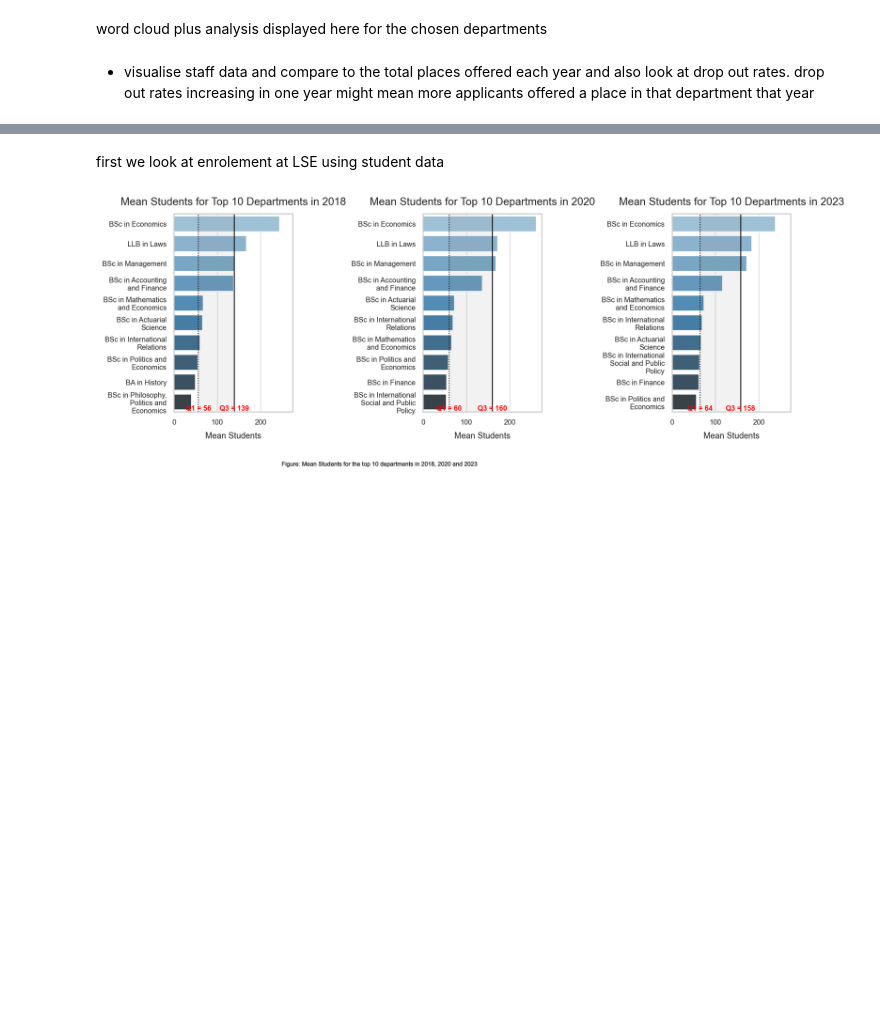
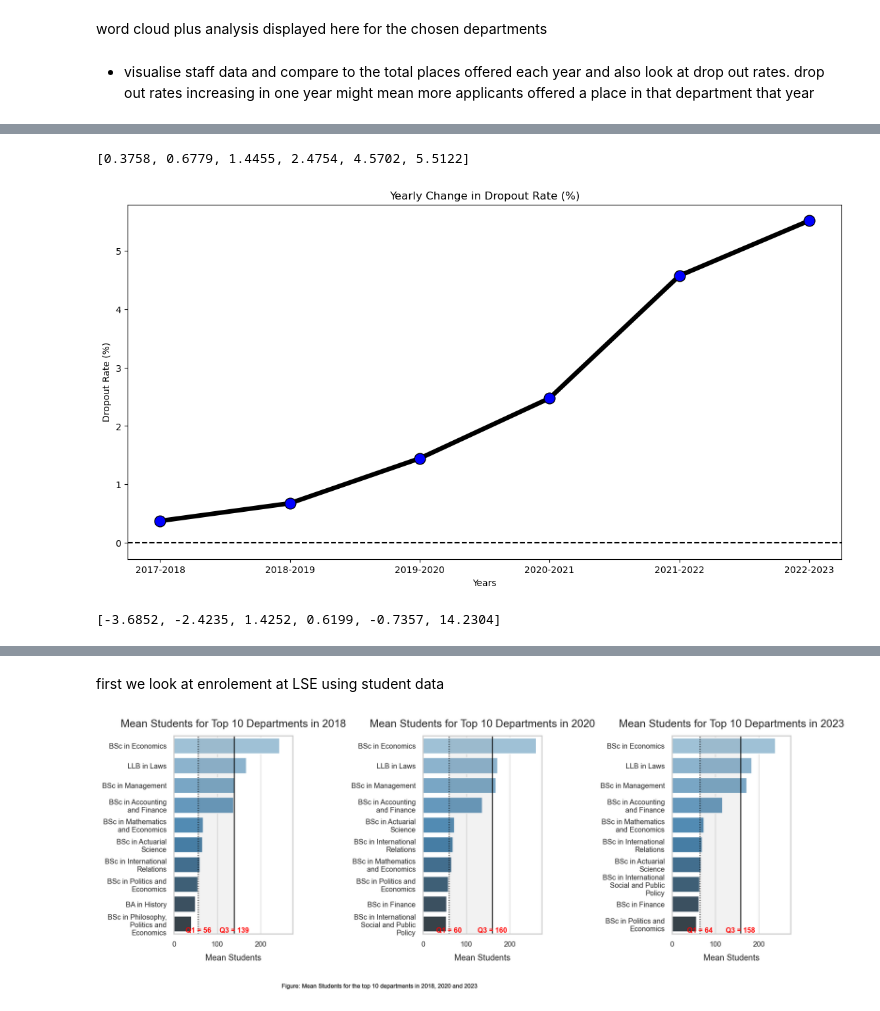
Before and after one commit to st115-smurf-account/st115-group-project, a Jupyter notebook: PDF.ipynb, the cells around one changed output, grey strips where cells are left out. Saved outputs shown, nothing was run; the diff lists cells and outputs as text; code cells hidden in the pictures; blank space fills up the shorter version.

Commit message:
Dropout q

```diff
--- a/PDF.ipynb
+++ b/PDF.ipynb
@@ -378,0 +418,78 @@ word cloud plus analysis displayed here for the chosen departments
+# %%
+import sqlite3
+import pandas as pd
+
+years = [2017, 2018, 2019, 2020, 2021, 2022, 2023]
+total_dropouts = []
+
+connection = sqlite3.connect("student_table.db")
+combined_student_data_df.to_sql("student_table", connection, if_exists="replace", index=False)
+cursor = connection.cursor()
+
+for x in range(0,len(years)):
+    if x != len(years) - 1:
+
+        cursor.execute('SELECT SUM ("1st Year") FROM student_table WHERE Year = ?', (years[x],))
+        result1 = cursor.fetchall()[0][0]
+
+        cursor.execute('SELECT SUM ("2nd Year") FROM student_table WHERE Year = ?', (years[x+1],))
+        result2 = cursor.fetchall()[0][0]
+
+        cursor.execute('SELECT SUM ("2nd Year") FROM student_table WHERE Year = ?', (years[x],))
+        result3 = cursor.fetchall()[0][0]
+
+        cursor.execute('SELECT SUM ("Final Year") FROM student_table WHERE Year = ?', (years[x+1],))
+        result4 = cursor.fetchall()[0][0]
+
+        value = ((result1-result2)+(result3-result4))/(result1+result3)*100
+        total_dropouts.append(round(value,4))
+
+
+cursor.close()
+connection.close()
+
+print(total_dropouts)
+# %% [output]
+[0.3758, 0.6779, 1.4455, 2.4754, 4.5702, 5.5122]
+# %%
+import matplotlib.pyplot as plt
+
+between_years = ["2017-2018","2018-2019","2019-2020","2020-2021","2021-2022","2022-2023"]
+plt.figure(figsize=(14, 7))
+plt.axhline(0, color="black", linestyle="--")
+
+plt.plot(between_years, total_dropouts, marker="o", markerfacecolor = "blue", markersize=12, linestyle="-", linewidth = 5, color="black", label="Dropout Rate Change (%)")
+
+plt.title("Yearly Change in Dropout Rate (%)")
+plt.xlabel("Years")
+plt.ylabel("Dropout Rate (%)")
+
+plt.show()
+# %% [output]
+[figure, added]
+# %%
+years = [2017, 2018, 2019, 2020, 2021, 2022, 2023]
+dropouts_1st_to_2nd = []
+
+connection = sqlite3.connect("student_table.db")
+combined_student_data_df.to_sql("student_table", connection, if_exists="replace", index=False)
+cursor = connection.cursor()
+
+for x in range(0,len(years)):
+    if x != len(years) - 1:
+
+        cursor.execute('SELECT SUM ("1st Year") FROM student_table WHERE Year = ?', (years[x],))
+        result1 = cursor.fetchall()[0][0]
+
+        cursor.execute('SELECT SUM ("2nd Year") FROM student_table WHERE Year = ?', (years[x+1],))
+        result2 = cursor.fetchall()[0][0]
+
+        value = ((result1-result2)/(result1)) * 100
+        dropouts_1st_to_2nd.append(round(value,4))
+
+cursor.close()
+connection.close()
+
+print(dropouts_1st_to_2nd)
+# %% [output]
+[-3.6852, -2.4235, 1.4252, 0.6199, -0.7357, 14.2304]
```
Also changed, not shown: parts of 21 cells of this notebook, 2 other files.
